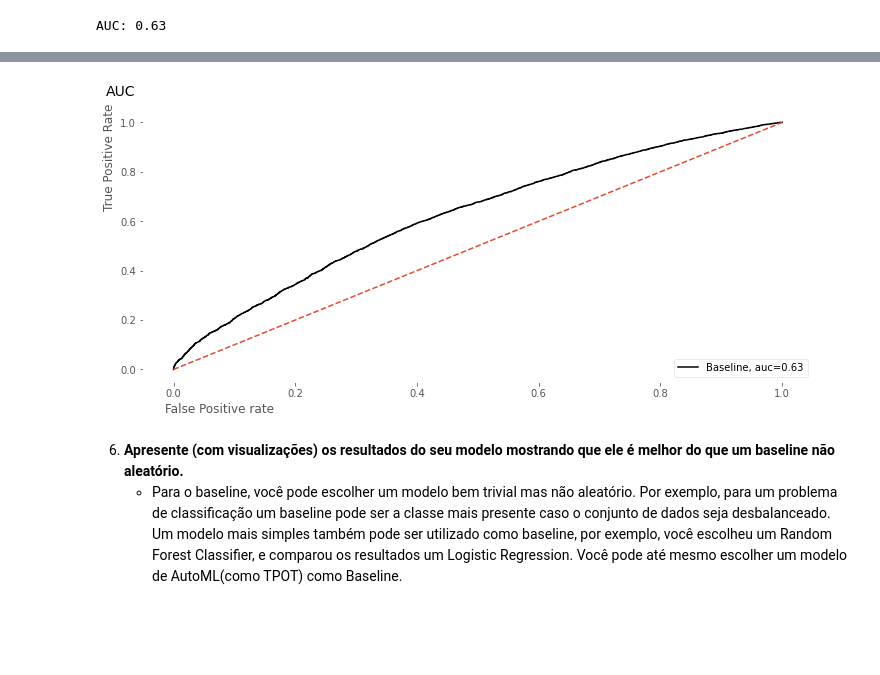
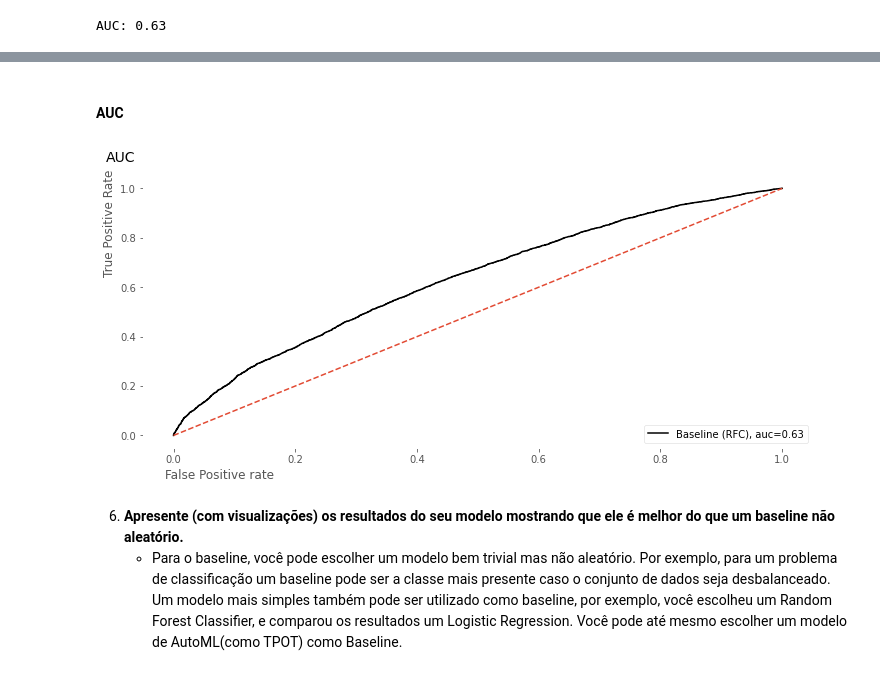
Before and after one commit to LilianeAquino/aed_projeto_3, a Jupyter notebook: template.ipynb, the cells around one changed output, grey strips where cells are left out. Saved outputs shown, nothing was run; the diff lists cells and outputs as text; code cells hidden in the pictures; blank space fills up the shorter version.

Commit message:
Modelagem o baseline

```diff
--- a/template.ipynb
+++ b/template.ipynb
@@ -1107,8 +1186,14 @@ from sklearn.linear_model import LogisticRegression
 # %%
-reg_log = LogisticRegression()
-reg_log.fit(X_train, y_train)
-y_pred = reg_log.predict_proba(X_test)[:,1]
-auc = round(metrics.roc_auc_score(y_test, y_pred), 2)
+model = MLPClassifier(solver = 'lbfgs',
+                      hidden_layer_sizes = (150, 100, 50),
+                      alpha = 0.001,
+                      activation = 'tanh',
+                      learning_rate_init=1e-08,
+                      learning_rate = 'invscaling')
+
+model.fit(X_train, y_train)
+y_pred = model.predict_proba(X_test)[:,1]
+auc = round(roc_auc_score(y_test, y_pred), 2)
 print(f'AUC: {auc}')
 # %% [output]
 AUC: 0.63
@@ -1115,18 +1209,20 @@ AUC: 0.63
+# %% [markdown]
+#### AUC
 # %%
 plt.rcParams['figure.figsize'] = [12, 5]
 
-fpr, tpr, _ = metrics.roc_curve(y_test,  y_pred)
+fpr, tpr, _ = roc_curve(y_test,  y_pred)
 
-plt.plot(fpr, tpr, label='Baseline, auc='+str(auc), color='black')
+plt.plot(fpr, tpr, label='Baseline (RFC), auc='+str(auc), color='black')
 plt.plot(np.linspace(0, 1, 100), np.linspace(0, 1, 100), linestyle='--')
 
 plt.legend(loc=4)
 plt.title('AUC', y=1.03, size=14, loc='left', x=-0.055)
 plt.ylabel('True Positive Rate', horizontalalignment='left', y=0.63)
 plt.xlabel('False Positive rate', horizontalalignment='right', x=0.195)
 plt.show()
 # %% [output]
-[figure, old version]
+[figure, new version]
 # %% [markdown]
 6. **Apresente (com visualizações) os resultados do seu modelo mostrando que ele é melhor do que um baseline não aleatório.**
     * Para o baseline, você pode escolher um modelo bem trivial mas não aleatório. Por exemplo, para um problema de classificação um baseline pode ser a classe mais presente caso o conjunto de dados seja desbalanceado.  Um modelo mais simples também pode ser utilizado como baseline, por exemplo, você escolheu um Random Forest Classifier, e comparou os resultados um Logistic Regression. Você pode até mesmo escolher um modelo de AutoML(como TPOT) como Baseline.
```
Also changed, not shown: parts of 16 cells of this notebook.
